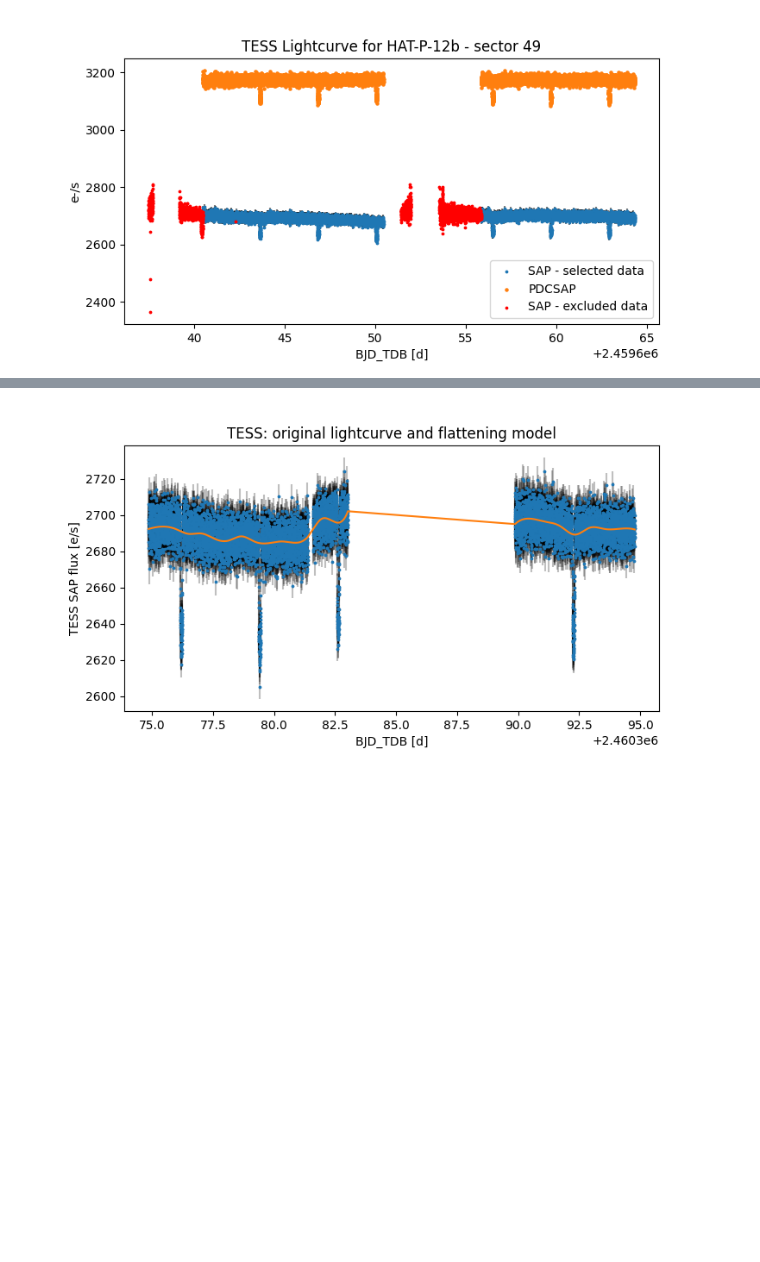
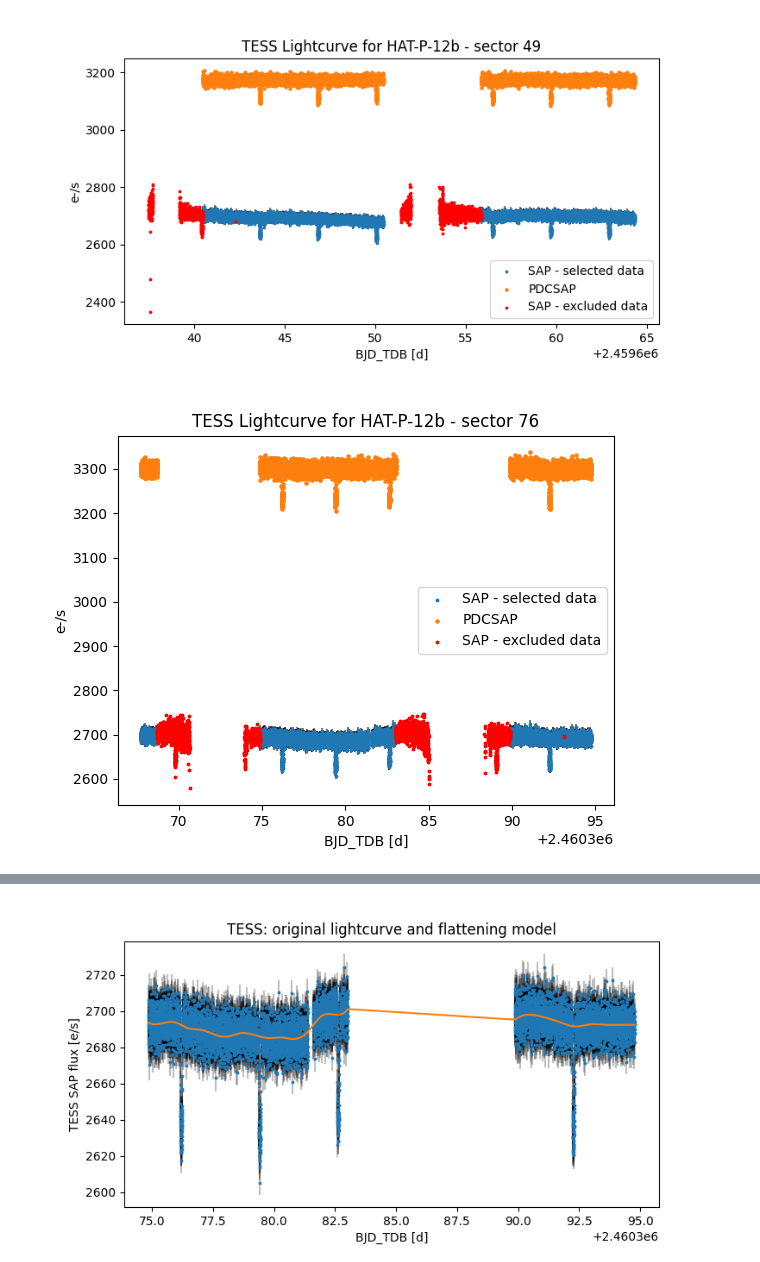
Before and after one commit to AstroMichele/AstroLab2-2024, a Jupyter notebook: TESS_lc.ipynb, the cells around one changed output, grey strips where cells are left out. Drawn from its saved outputs; the diff is of its cells as text; code cells hidden in the pictures; blank space fills up the shorter version.

```diff
--- a/TESS_lc.ipynb
+++ b/TESS_lc.ipynb
@@ -126,3 +33,10 @@ plt.figure(figsize=(8, 4))
 sector49_dictionary = selection_s49.selection()
 # %% [output]
 [figure]
+# %%
+selection_s76 = Selection(lcf76_hdu, 76)
+
+plt.figure()
+sector76_dictionary = selection_s76.selection()
+# %% [output]
+[figure, added]
```
Also changed, not shown: parts of 15 cells of this notebook, 1 other file.
